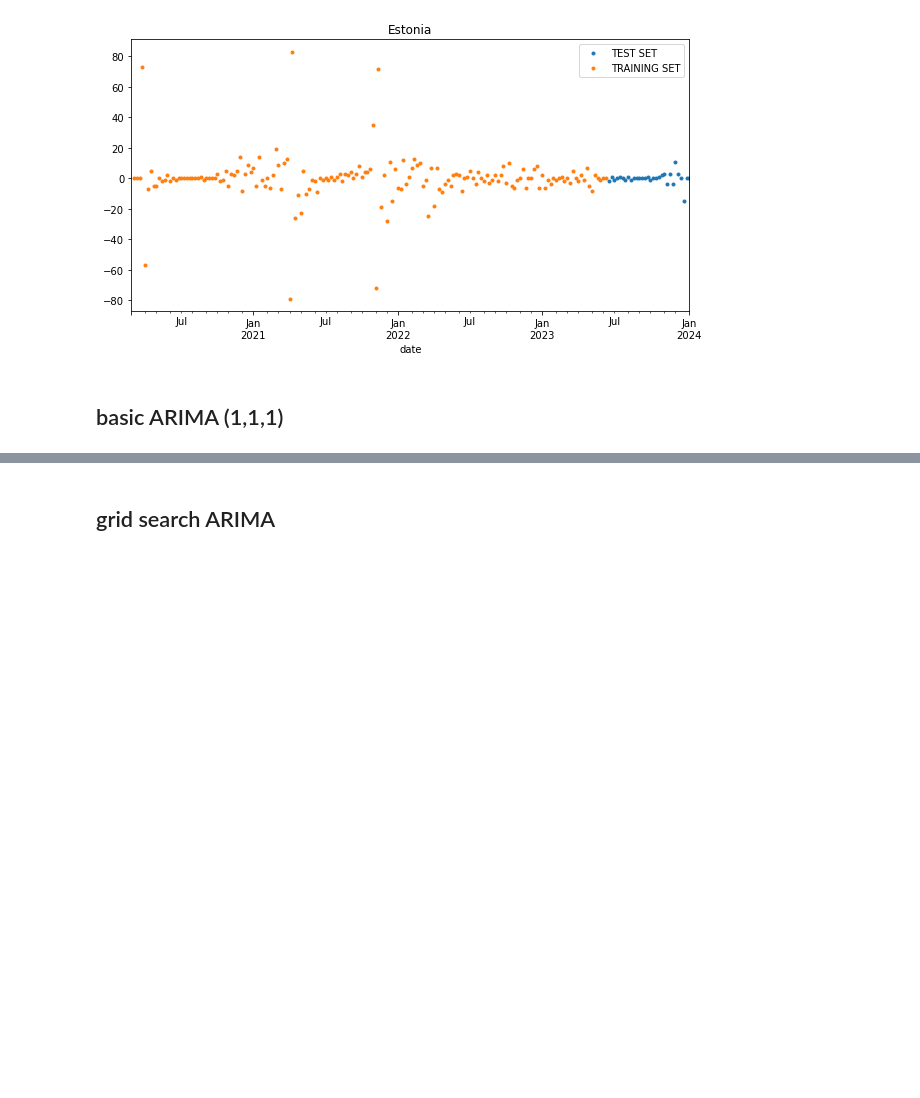
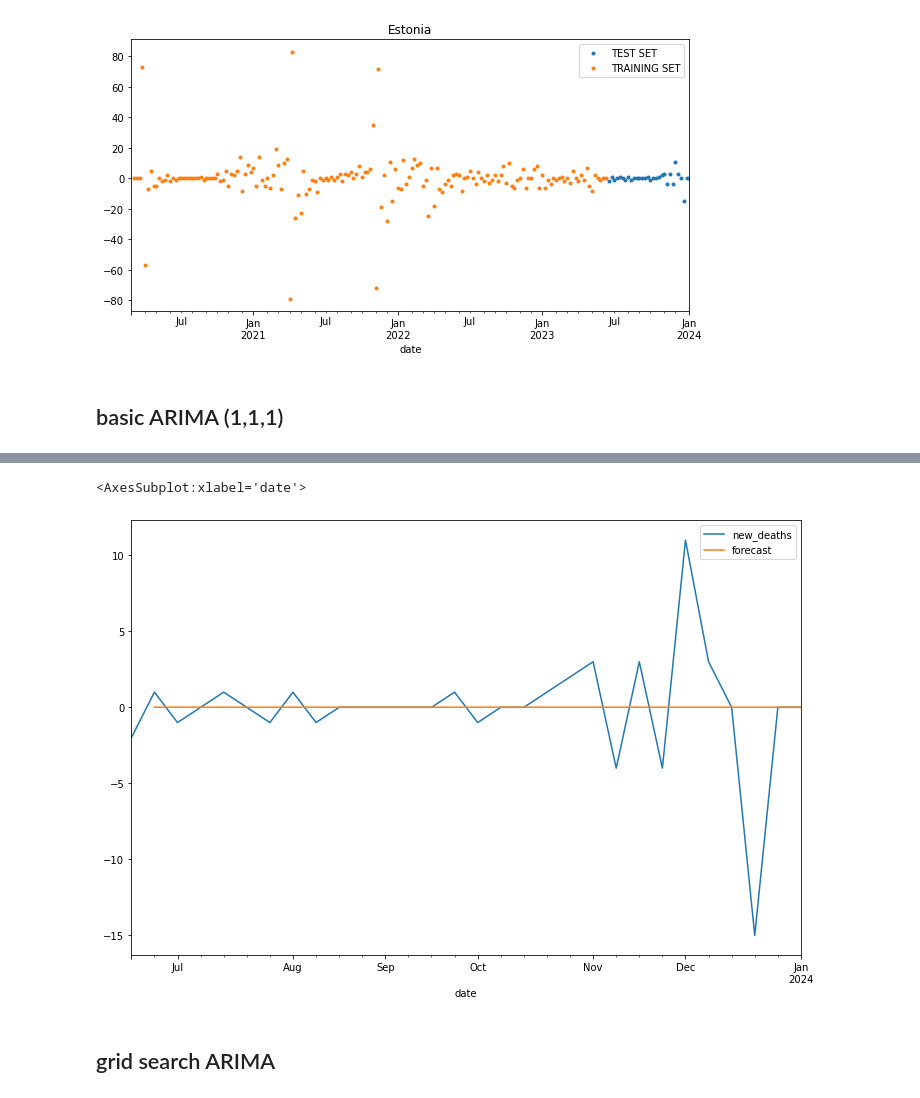
Before and after one commit to y-ginther/DS-Capstone, a Jupyter notebook: ARIMA_c.ipynb, the cells around one changed output, grey strips where cells are left out. Cells and saved outputs as stored; diff of their text form; code cells hidden in the pictures; blank space fills up the shorter version.

Commit message:
ARIMA/SARIMA for rest of models

```diff
--- a/ARIMA_c.ipynb
+++ b/ARIMA_c.ipynb
@@ -2274,3 +2274,7 @@ _ = estonia_test \
 [figure]
 # %% [markdown]
 ## basic ARIMA (1,1,1)
+# %%
+model=ARIMA(estonia_train['new_deaths'],order=(1,1,1))
+model_fit=model.fit()
+model_fit.summary()
@@ -2277,2 +2300,8 @@ _ = estonia_test \
+# %%
+estonia_test['forecast']=model_fit.predict(start=173,end=202,dynamic=True)
+estonia_test[['new_deaths','forecast']].plot(figsize=(12,8))
+# %% [output]
+<AxesSubplot:xlabel='date'>
+[figure, added]
 # %% [markdown]
 ## grid search ARIMA
```
Also changed, not shown: parts of 23 cells of this notebook.
